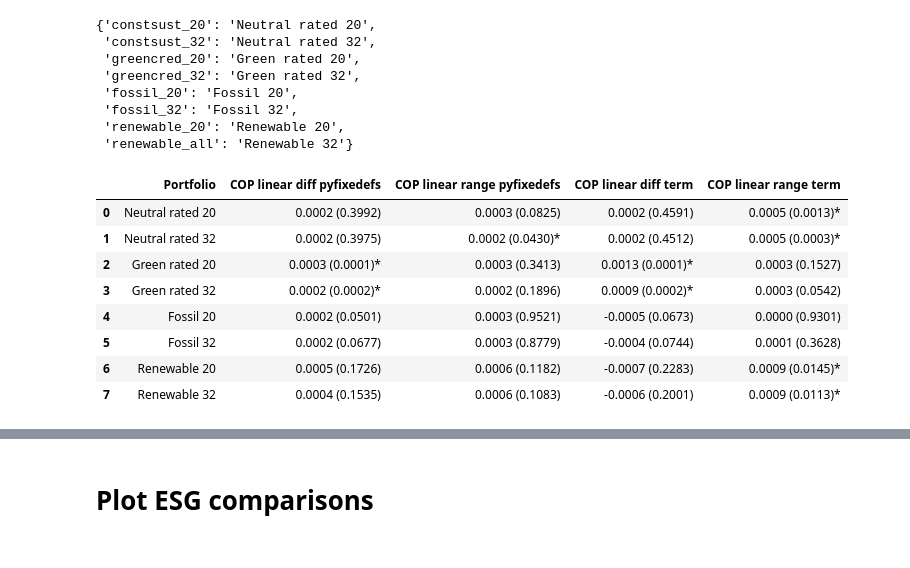
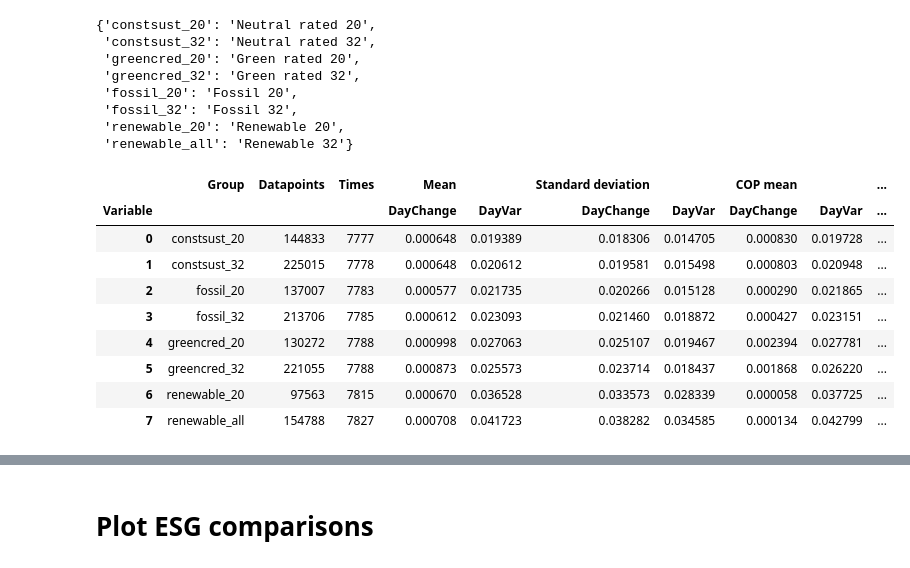
Before and after one commit to Rlamboll/HowStocksJudgeCops, a Jupyter notebook: 04_MakeTables.ipynb, the cells around one changed output, grey strips where cells are left out. Cells and saved outputs as stored; diff of their text form; code cells hidden in the pictures.

```diff
--- a/04_MakeTables.ipynb
+++ b/04_MakeTables.ipynb
@@ -209,12 +270,13 @@ for subfolder in subfolderlist:
-# %%
-results
-# %% [output]
-|  | Portfolio | COP linear diff pyfixedefs | COP linear range pyfixedefs | COP linear diff term | COP linear range term |
-| 0 | Neutral rated 20 | 0.0002 (0.3992) | 0.0003 (0.0825) | 0.0002 (0.4591) | 0.0005 (0.0013)* |
-| 1 | Neutral rated 32 | 0.0002 (0.3975) | 0.0002 (0.0430)* | 0.0002 (0.4512) | 0.0005 (0.0003)* |
-| 2 | Green rated 20 | 0.0003 (0.0001)* | 0.0003 (0.3413) | 0.0013 (0.0001)* | 0.0003 (0.1527) |
-| 3 | Green rated 32 | 0.0002 (0.0002)* | 0.0002 (0.1896) | 0.0009 (0.0002)* | 0.0003 (0.0542) |
-| 4 | Fossil 20 | 0.0002 (0.0501) | 0.0003 (0.9521) | -0.0005 (0.0673) | 0.0000 (0.9301) |
-| 5 | Fossil 32 | 0.0002 (0.0677) | 0.0003 (0.8779) | -0.0004 (0.0744) | 0.0001 (0.3628) |
-| 6 | Renewable 20 | 0.0005 (0.1726) | 0.0006 (0.1182) | -0.0007 (0.2283) | 0.0009 (0.0145)* |
-| 7 | Renewable 32 | 0.0004 (0.1535) | 0.0006 (0.1083) | -0.0006 (0.2001) | 0.0009 (0.0113)* |
+# %%
+background_pivot
+# %% [output]
+|  | Group | Datapoints | Times | Mean |  | Standard deviation |  | COP mean |  | ... |
+| Variable |  |  |  | DayChange | DayVar | DayChange | DayVar | DayChange | DayVar | ... |
+| 0 | constsust_20 | 144833 | 7777 | 0.000648 | 0.019389 | 0.018306 | 0.014705 | 0.000830 | 0.019728 | ... |
+| 1 | constsust_32 | 225015 | 7778 | 0.000648 | 0.020612 | 0.019581 | 0.015498 | 0.000803 | 0.020948 | ... |
+| 2 | fossil_20 | 137007 | 7783 | 0.000577 | 0.021735 | 0.020266 | 0.015128 | 0.000290 | 0.021865 | ... |
+| 3 | fossil_32 | 213706 | 7785 | 0.000612 | 0.023093 | 0.021460 | 0.018872 | 0.000427 | 0.023151 | ... |
+| 4 | greencred_20 | 130272 | 7788 | 0.000998 | 0.027063 | 0.025107 | 0.019467 | 0.002394 | 0.027781 | ... |
+| 5 | greencred_32 | 221055 | 7788 | 0.000873 | 0.025573 | 0.023714 | 0.018437 | 0.001868 | 0.026220 | ... |
+| 6 | renewable_20 | 97563 | 7815 | 0.000670 | 0.036528 | 0.033573 | 0.028339 | 0.000058 | 0.037725 | ... |
+| 7 | renewable_all | 154788 | 7827 | 0.000708 | 0.041723 | 0.038282 | 0.034585 | 0.000134 | 0.042799 | ... |
```
Also changed, not shown: parts of 14 cells of this notebook, 2 other files.
